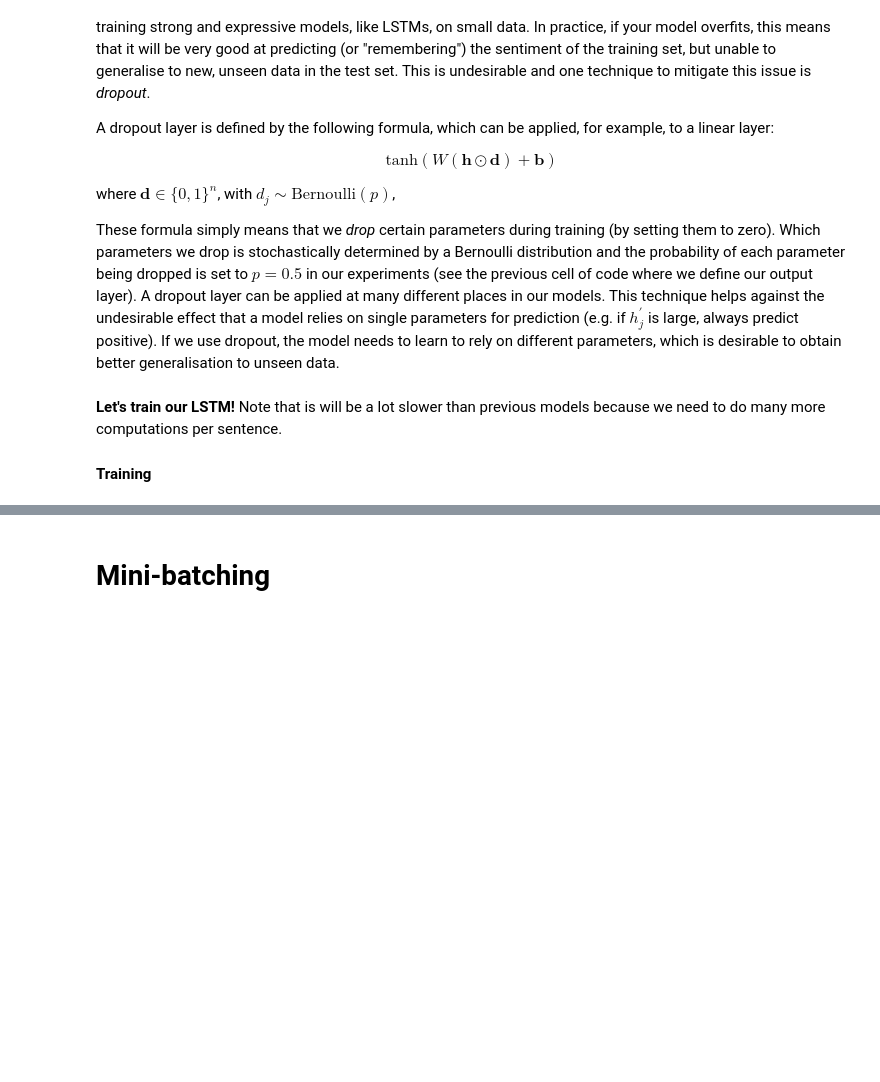
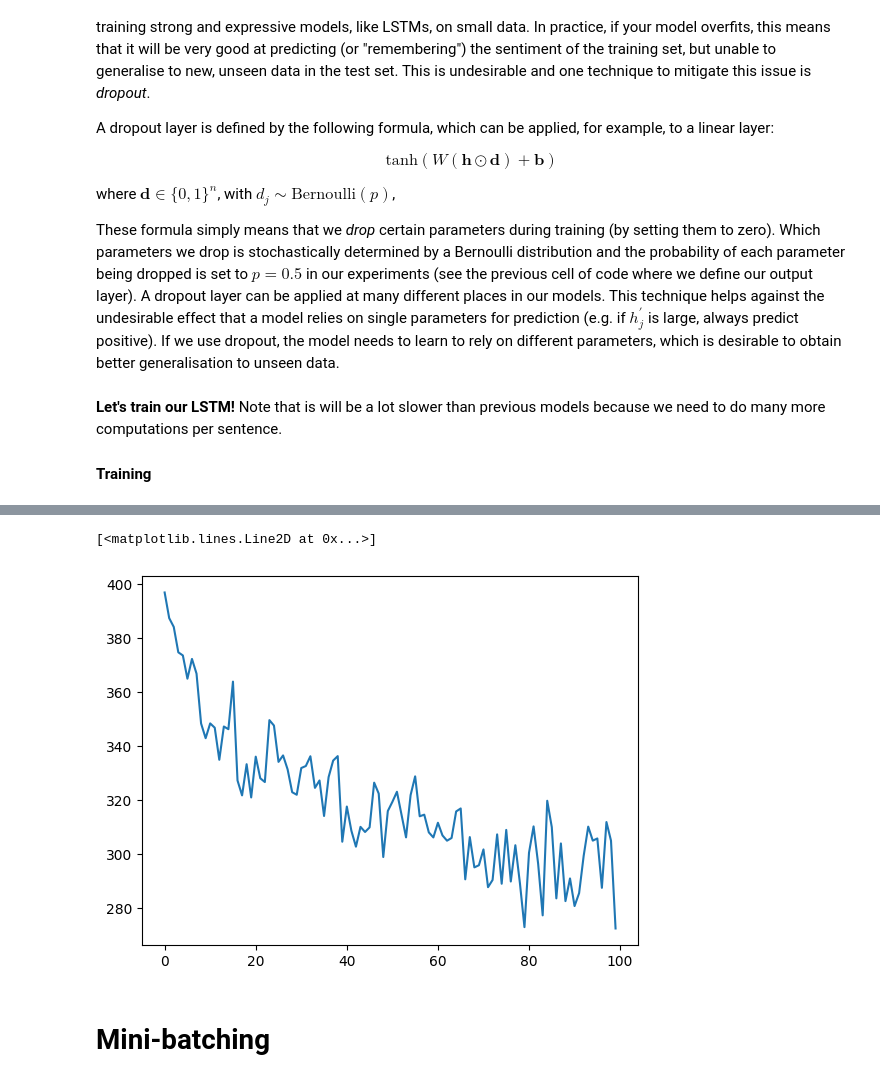
Before and after one commit to meherc99/nlp1-practicals, a Jupyter notebook: NLP1_2024_Practical_2.ipynb, the cells around one changed output, grey strips where cells are left out. Cells and saved outputs as stored; diff of their text form; code cells hidden in the pictures; blank space fills up the shorter version.

```diff
--- a/NLP1_2024_Practical_2.ipynb
+++ b/NLP1_2024_Practical_2.ipynb
@@ -1349,5 +1377,9 @@ lstm_losses, lstm_accuracies = train_model(
 # %%
 # plot training loss
+plt.plot(lstm_losses)
+# %% [output]
+[<matplotlib.lines.Line2D at 0x...>]
+[figure, added]
 # %% [markdown]
 # Mini-batching
 # %% [markdown]
```
Also changed, not shown: parts of 13 cells of this notebook.
